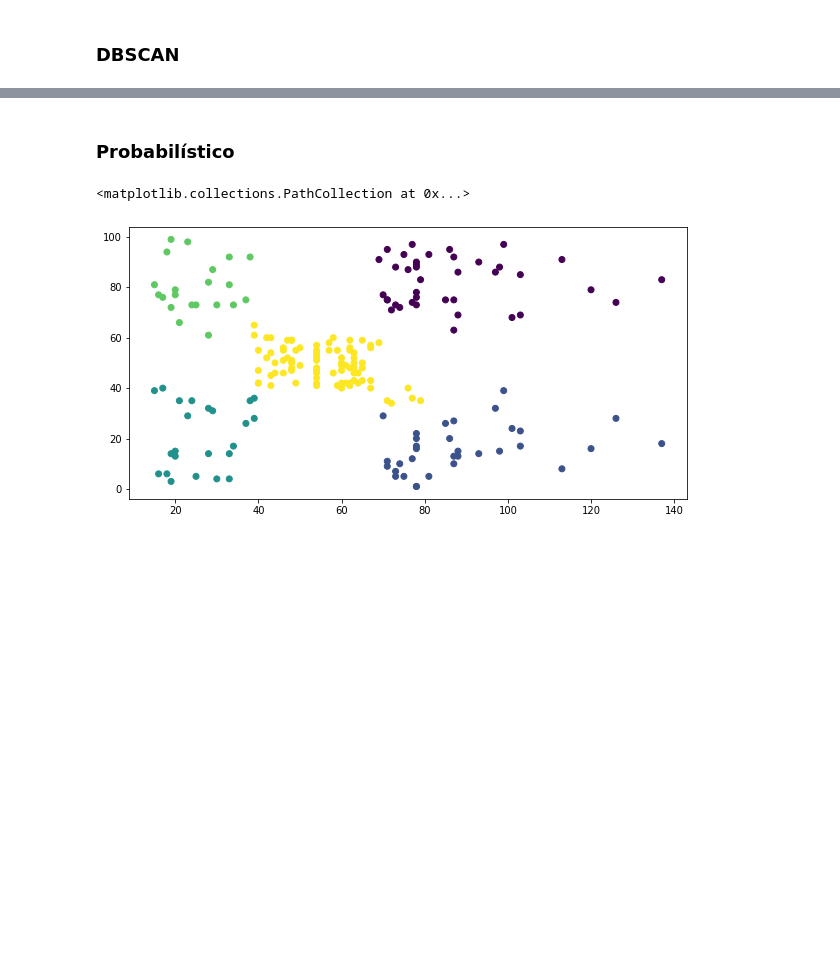
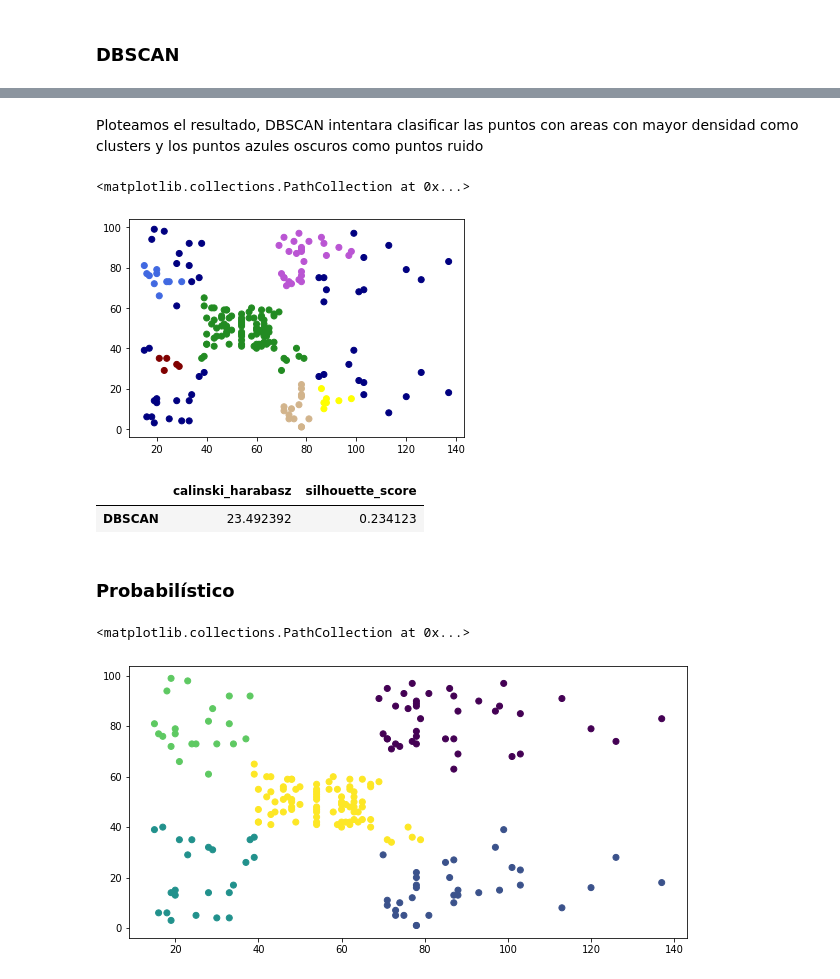
Before and after one commit to jignacioh/ActividadAprendizaNoSupervisado, a Jupyter notebook: Kmeanss_mall.ipynb, the cells around one changed output, grey strips where cells are left out. Cells and saved outputs as stored; diff of their text form; code cells hidden in the pictures; blank space fills up the shorter version.

```diff
--- a/Kmeanss_mall.ipynb
+++ b/Kmeanss_mall.ipynb
@@ -119,3 +181,16 @@ df
+# %% [markdown]
+Ploteamos el resultado, DBSCAN intentara clasificar las puntos con areas con mayor densidad como clusters y los puntos azules oscuros como puntos ruido
+# %%
+plt.scatter(Dx[:,0], Dx[:,1], c=vectorizer(clusters))
+# %% [output]
+<matplotlib.collections.PathCollection at 0x...>
+[figure, added]
+# %%
+df.loc['DBSCAN'] = [calinski_harabasz_score(Dx, clusters),silhouette_score(Dx,clusters) ]
+df
+# %% [output]
+|  | calinski_harabasz | silhouette_score |
+| DBSCAN | 23.492392 | 0.234123 |
 # %% [markdown]
 ### Probabilístico
 # %%
```
Also changed, not shown: parts of 14 cells of this notebook.
